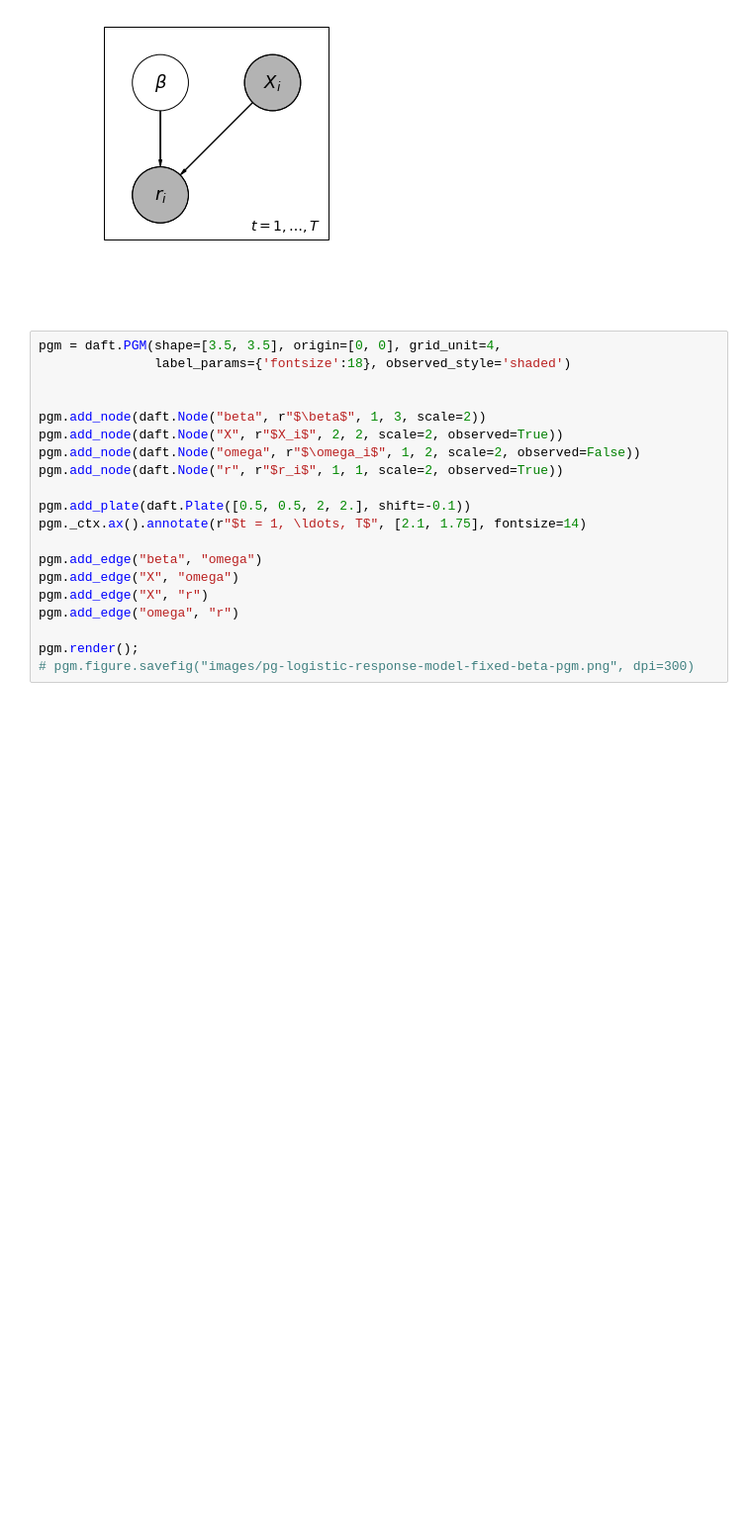
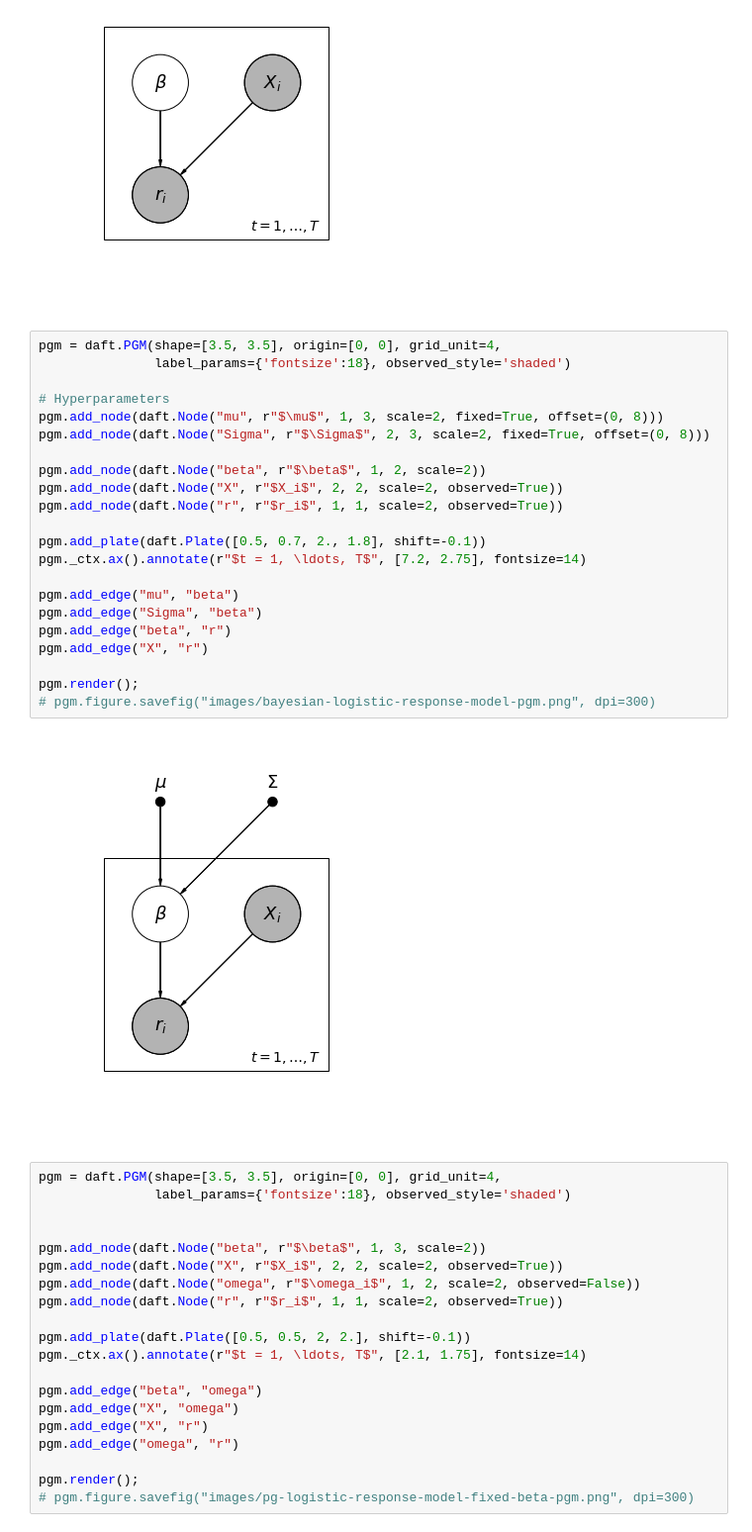
Before and after one commit to banditry/banditry, a Jupyter notebook: notebooks/plate-diagrams.ipynb, the cells around one changed output. Shown at 99% size. Saved outputs shown, nothing was run; the diff lists cells and outputs as text; blank space fills up the shorter version.

Commit message:
one more plate diagram for basic bayesian logistic regression and add summary of model progression notation at top of extensions notebook

```diff
--- a/notebooks/plate-diagrams.ipynb
+++ b/notebooks/plate-diagrams.ipynb
@@ -20,6 +20,30 @@ pgm.render();
 # pgm.figure.savefig("images/simplest-logistic-response-model-pgm.png", dpi=300)
 # %% [output]
 [figure]
+# %%
+pgm = daft.PGM(shape=[3.5, 3.5], origin=[0, 0], grid_unit=4,
+               label_params={'fontsize':18}, observed_style='shaded')
+
+# Hyperparameters
+pgm.add_node(daft.Node("mu", r"$\mu$", 1, 3, scale=2, fixed=True, offset=(0, 8)))
+pgm.add_node(daft.Node("Sigma", r"$\Sigma$", 2, 3, scale=2, fixed=True, offset=(0, 8)))
+
+pgm.add_node(daft.Node("beta", r"$\beta$", 1, 2, scale=2))
+pgm.add_node(daft.Node("X", r"$X_i$", 2, 2, scale=2, observed=True))
+pgm.add_node(daft.Node("r", r"$r_i$", 1, 1, scale=2, observed=True))
+
+pgm.add_plate(daft.Plate([0.5, 0.7, 2., 1.8], shift=-0.1))
+pgm._ctx.ax().annotate(r"$t = 1, \ldots, T$", [7.2, 2.75], fontsize=14)
+
+pgm.add_edge("mu", "beta")
+pgm.add_edge("Sigma", "beta")
+pgm.add_edge("beta", "r")
+pgm.add_edge("X", "r")
+
+pgm.render();
+# pgm.figure.savefig("images/bayesian-logistic-response-model-pgm.png", dpi=300)
+# %% [output]
+[figure, added]
 # %%
 pgm = daft.PGM(shape=[3.5, 3.5], origin=[0, 0], grid_unit=4,
                label_params={'fontsize':18}, observed_style='shaded')
```
Also changed, not shown: 1 other file.
